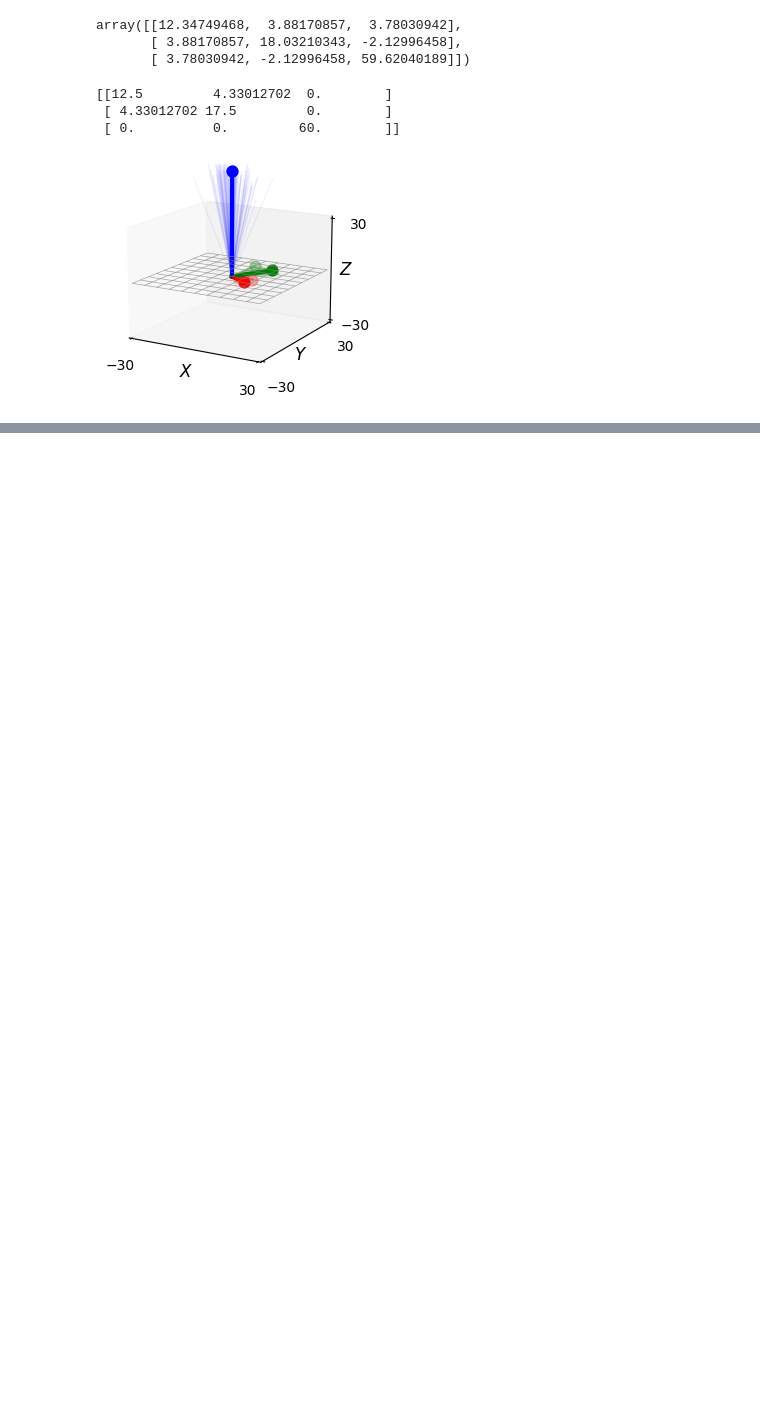
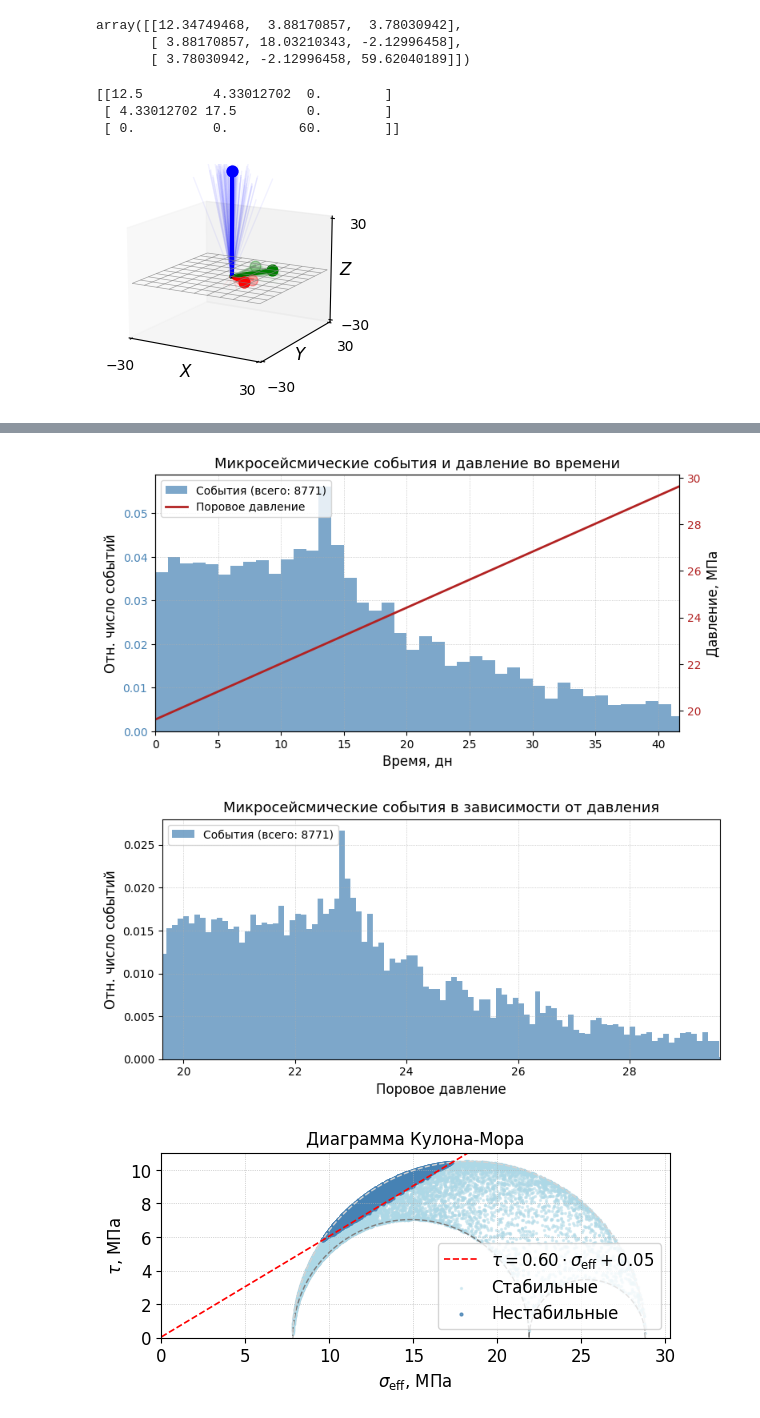
Before and after one commit to mexalon/mm2, a Jupyter notebook: pore_press_to_events.ipynb, the cells around one changed output, grey strips where cells are left out. Drawn from its saved outputs; the diff is of its cells as text; code cells hidden in the pictures; blank space fills up the shorter version.

```diff
--- a/pore_press_to_events.ipynb
+++ b/pore_press_to_events.ipynb
@@ -1601,0 +228,16 @@ class FractureSeed:
+# %%
+# Шаг 7: Рисуем графики, любуемся
+idx = 42 # какой то тензор
+plot_events_and_pressure_vs_time(time, events_vs_time[idx], pore_pressure_vs_time, time_unit='d')
+plot_events_vs_pressure(pore_pressure_vs_time, events_vs_time[idx])
+
+# Если что, пики на некоторых графиках соответствуют касанию нижнего круга, нужно как то это проинтерпретировать
+time_idx = 200
+plot_coulomb_diagram(sigma_n[idx], tau[idx],
+                     params.mu, params.cohesion,
+                     pore_pressure=pore_pressure_vs_time[time_idx],
+                     principal_stresses=principal_stresses[idx])
+# %% [output]
+[figure, added]
+[figure, added]
+[figure, added]
```
Also changed, not shown: parts of 22 cells of this notebook, 2 other files.
